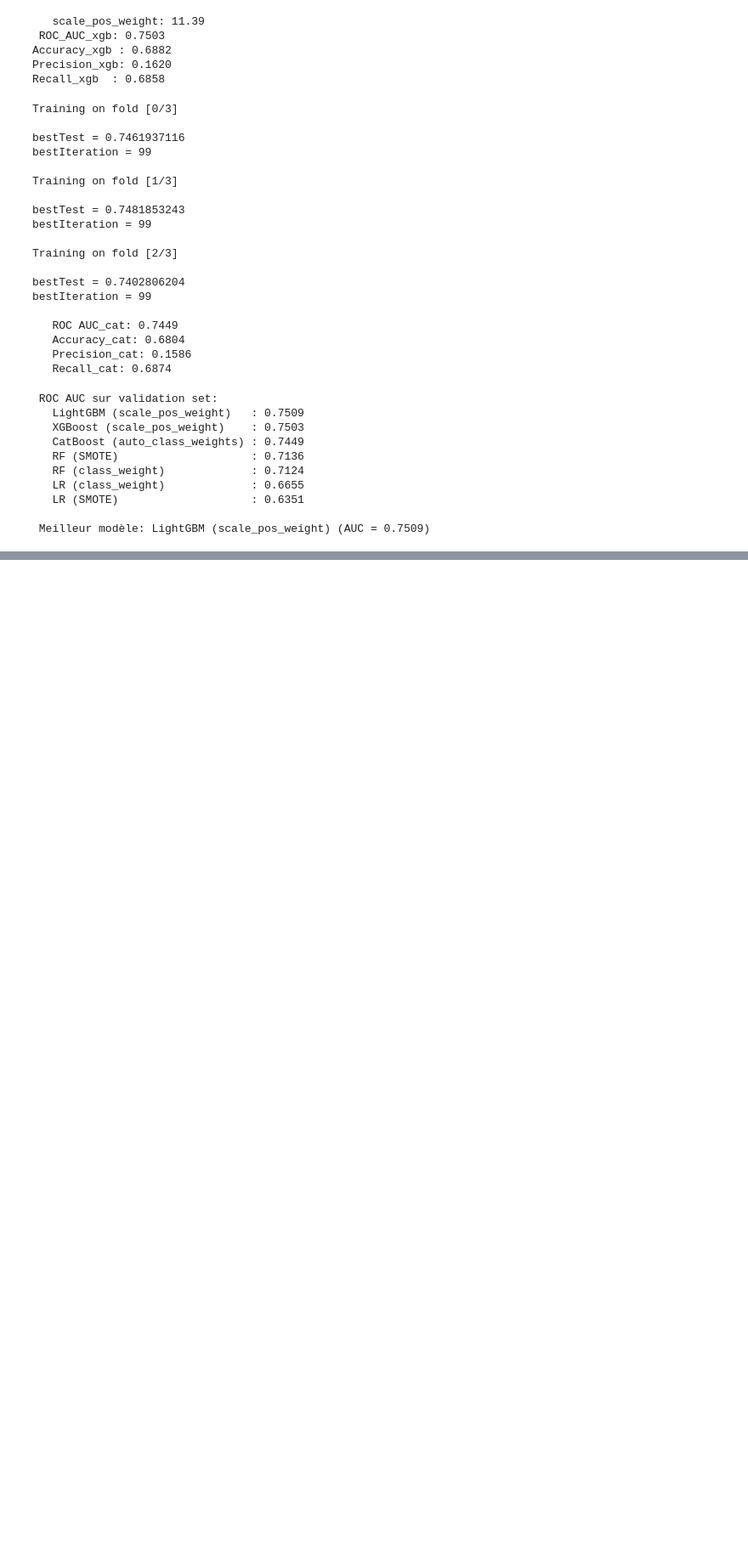
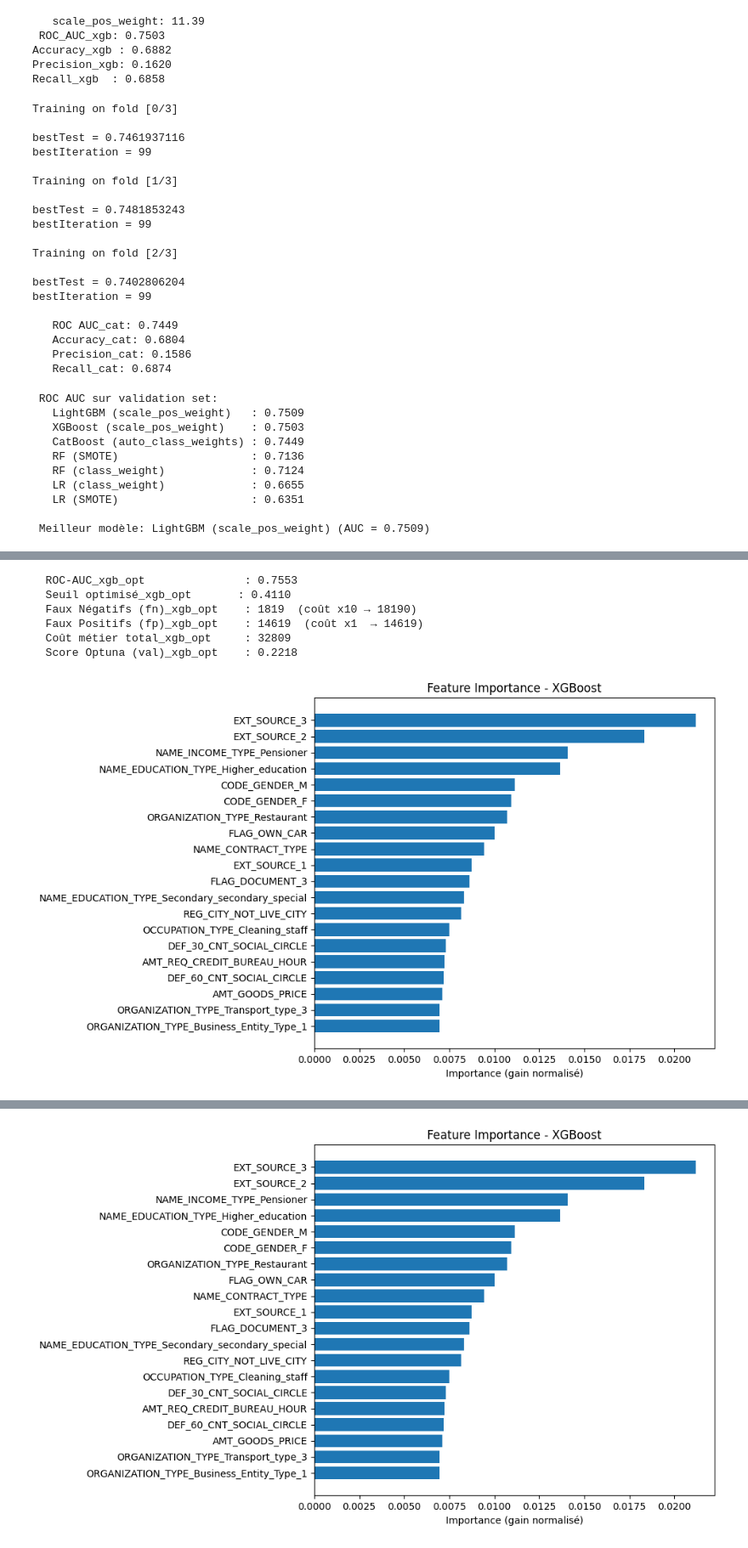
Before and after one commit to christophesallessacareau-boop/Initiez_vous_au_ML_Ops, a Jupyter notebook: main.ipynb, the cells around one changed output, grey strips where cells are left out. Shown at 85% size. Cells and saved outputs as stored; diff of their text form; code cells hidden in the pictures; blank space fills up the shorter version.

```diff
--- a/main.ipynb
+++ b/main.ipynb
@@ -1187,7 +1219,19 @@ model_best_xgb.fit(X_train, y_train)
 y_val_proba_xgb = model_best_xgb.predict_proba(X_val)[:, 1]
 y_val_pred_xgb = (y_val_proba_xgb > best_threshold_xgb).astype(int)
 
-roc_auc_xgb = roc_auc_score(y_val, y_val_proba_xgb)
+# Métriques métier sur le SET DE VALIDATION
+roc_auc_xgb_opt = roc_auc_score(y_val, y_val_proba_xgb)
+
+tn_val_xgb_opt, fp_val_xgb_opt, fn_val_xgb_opt, tp_val_xgb_opt = confusion_matrix(y_val, y_val_pred_xgb).ravel()
+cost_val_xgb_opt = fn_val_xgb_opt * 10 + fp_val_xgb_opt * 1
+score_val_xgb_opt = roc_auc_xgb_opt - (cost_val_xgb_opt / len(y_val))
+
+print(f"  ROC-AUC_xgb_opt               : {roc_auc_xgb_opt :.4f}")
+print(f"  Seuil optimisé_xgb_opt       : {best_threshold_xgb:.4f}")
+print(f"  Faux Négatifs (fn)_xgb_opt    : {fn_val_xgb_opt}  (coût x10 → {fn_val_xgb_opt * 10})")
+print(f"  Faux Positifs (fp)_xgb_opt    : {fp_val_xgb_opt}  (coût x1  → {fp_val_xgb_opt * 1})")
+print(f"  Coût métier total_xgb_opt     : {cost_val_xgb_opt}")
+print(f"  Score Optuna (val)_xgb_opt    : {score_val_xgb_opt:.4f}")
 
 # Feature Importance XGBoost
 feature_importance = model_best_xgb.feature_importances_
@@ -1206,10 +1250,16 @@ plt.title("Feature Importance - XGBoost")
 plt.tight_layout()
 plt.show()
 
-with mlflow.start_run(run_name="XGBoost_Optuna_Optimized"):
+with mlflow.start_run(run_name="XGBoost_Optuna_Optimized") as run:
     mlflow.log_params(best_params_xgb)
     mlflow.log_param("optimized_threshold", best_threshold_xgb)
-    mlflow.log_metric("roc_auc", roc_auc_xgb)
+
+    mlflow.log_metric("roc_auc_xgb_opt", roc_auc_xgb_opt)
+    mlflow.log_metric("fn_xgb_opt", fn_val_xgb_opt)
+    mlflow.log_metric("fp_xgb_opt", fp_val_xgb_opt)
+    mlflow.log_metric("cost_xgb_opt", cost_val_xgb_opt)
+    mlflow.log_metric("score_xgb_opt", score_val_xgb_opt)
+
     mlflow.xgboost.log_model(model_best_xgb, "model")
 
     fig, ax = plt.subplots(figsize=(10, 6))
@@ -1218,4 +1268,13 @@ with mlflow.start_run(run_name="XGBoost_Optuna_Optimized"):
     ax.set_title("Feature Importance - XGBoost")
     plt.tight_layout()
     mlflow.log_figure(fig, "feature_importance.png")
+
+    # Récupération automatique du run_id
+    run_id = run.info.run_id
+
+# Register
+mlflow.register_model(
+    f"runs:/{run_id}/model",
+    "XGBoost_Optuna_Optimized"
+)
 # %% [output]
@@ -1238,0 +1298,7 @@ with mlflow.start_run(run_name="XGBoost_Optuna_Optimized"):
+  ROC-AUC_xgb_opt               : 0.7553
+  Seuil optimisé_xgb_opt       : 0.4110
+  Faux Négatifs (fn)_xgb_opt    : 1819  (coût x10 → 18190)
+  Faux Positifs (fp)_xgb_opt    : 14619  (coût x1  → 14619)
+  Coût métier total_xgb_opt     : 32809
+  Score Optuna (val)_xgb_opt    : 0.2218
+[figure, added]
@@ -1239,3 +1306,4 @@ with mlflow.start_run(run_name="XGBoost_Optuna_Optimized"):
+[figure, added]
 # %%
 # Optuna + CatBoost + MLflow
 
```
Also changed, not shown: parts of 5 cells of this notebook.
